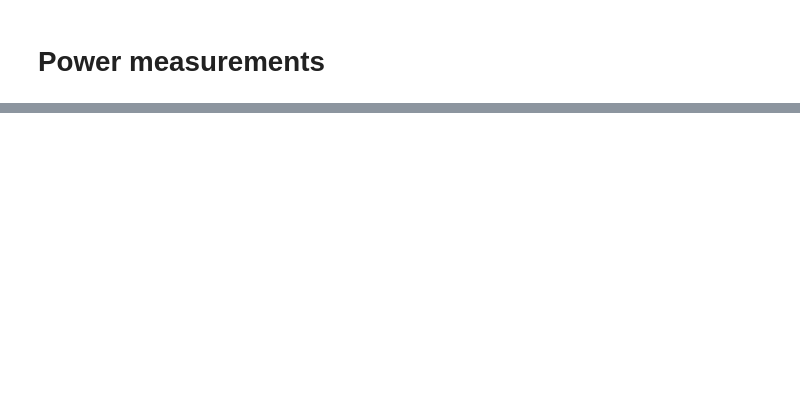
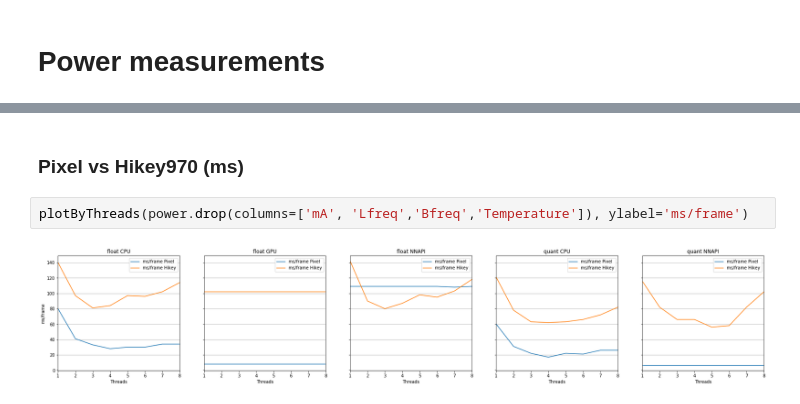
Before and after one commit to ivek1312/TFLiteTest, a Jupyter notebook: Untitled.ipynb, the cells around one changed output, grey strips where cells are left out. Saved outputs shown, nothing was run; the diff lists cells and outputs as text; blank space fills up the shorter version.

```diff
--- a/Untitled.ipynb
+++ b/Untitled.ipynb
@@ -89,0 +95,6 @@ plt.show()
+# %% [markdown]
+### Pixel vs Hikey970 (ms)
+# %%
+plotByThreads(power.drop(columns=['mA', 'Lfreq','Bfreq','Temperature']), ylabel='ms/frame')
+# %% [output]
+[figure, added]
```
Also changed, not shown: parts of 36 cells of this notebook, 46 other files.
